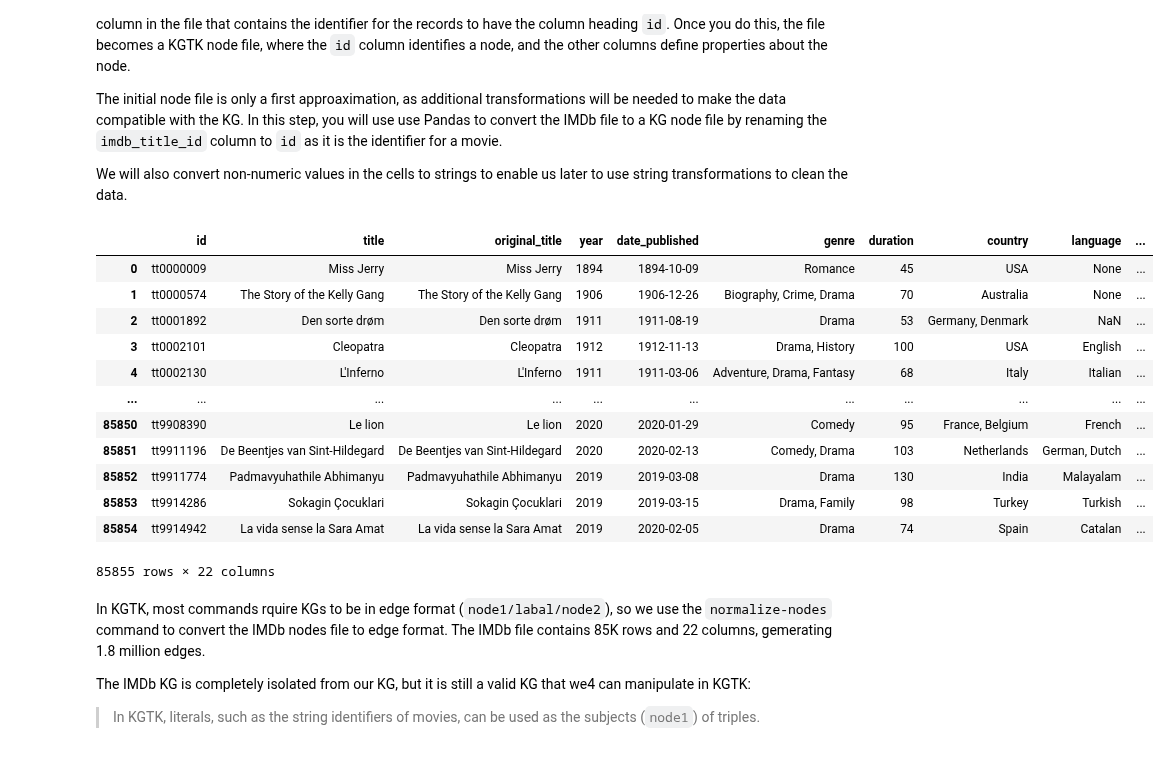
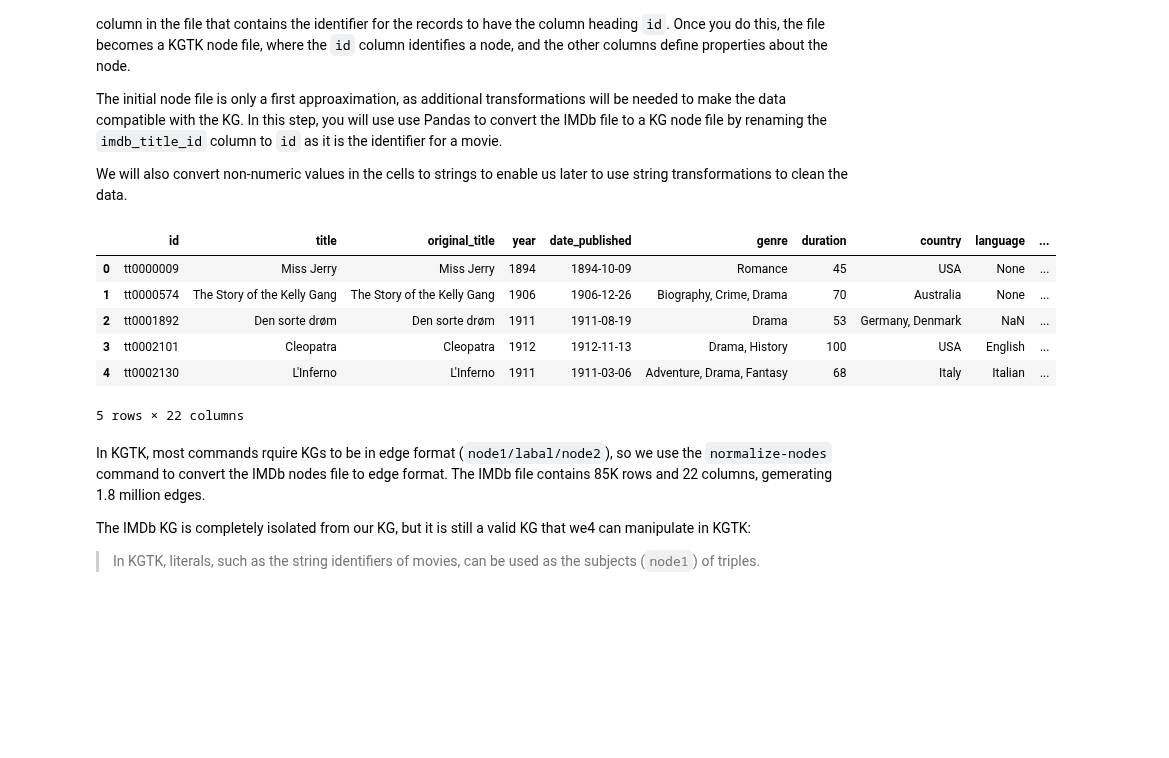
Before and after one commit to usc-isi-i2/kgtk-notebooks, a Jupyter notebook: tutorial/04-kg-enrichment-with-csv.ipynb, the cells around one changed output. Drawn from its saved outputs; the diff is of its cells as text; code cells hidden in the pictures; blank space fills up the shorter version.

```diff
--- a/tutorial/04-kg-enrichment-with-csv.ipynb
+++ b/tutorial/04-kg-enrichment-with-csv.ipynb
@@ -159,21 +153,15 @@ In this step, you will use use Pandas to convert the IMDb file to a KG node file
 We will also convert non-numeric values in the cells to strings to enable us later to use string transformations to clean the data.
 # %%
 imdb_kg = imdb.rename(columns={'imdb_title_id':'id'})
-imdb_kg
+imdb_kg.head()
 # %% [output]
 |  | id | title | original_title | year | date_published | genre | duration | country | language | ... |
 | 0 | tt0000009 | Miss Jerry | Miss Jerry | 1894 | 1894-10-09 | Romance | 45 | USA | None | ... |
 | 1 | tt0000574 | The Story of the Kelly Gang | The Story of the Kelly Gang | 1906 | 1906-12-26 | Biography, Crime, Drama | 70 | Australia | None | ... |
 | 2 | tt0001892 | Den sorte drøm | Den sorte drøm | 1911 | 1911-08-19 | Drama | 53 | Germany, Denmark | NaN | ... |
 | 3 | tt0002101 | Cleopatra | Cleopatra | 1912 | 1912-11-13 | Drama, History | 100 | USA | English | ... |
 | 4 | tt0002130 | L'Inferno | L'Inferno | 1911 | 1911-03-06 | Adventure, Drama, Fantasy | 68 | Italy | Italian | ... |
-| ... | ... | ... | ... | ... | ... | ... | ... | ... | ... | ... |
-| 85850 | tt9908390 | Le lion | Le lion | 2020 | 2020-01-29 | Comedy | 95 | France, Belgium | French | ... |
-| 85851 | tt9911196 | De Beentjes van Sint-Hildegard | De Beentjes van Sint-Hildegard | 2020 | 2020-02-13 | Comedy, Drama | 103 | Netherlands | German, Dutch | ... |
-| 85852 | tt9911774 | Padmavyuhathile Abhimanyu | Padmavyuhathile Abhimanyu | 2019 | 2019-03-08 | Drama | 130 | India | Malayalam | ... |
-| 85853 | tt9914286 | Sokagin Çocuklari | Sokagin Çocuklari | 2019 | 2019-03-15 | Drama, Family | 98 | Turkey | Turkish | ... |
-| 85854 | tt9914942 | La vida sense la Sara Amat | La vida sense la Sara Amat | 2019 | 2020-02-05 | Drama | 74 | Spain | Catalan | ... |
-85855 rows × 22 columns
+5 rows × 22 columns
 # %% [markdown]
 In KGTK, most commands rquire KGs to be in edge format (`node1/labal/node2`), so we use the `normalize-nodes` command to convert the IMDb nodes file to edge format.
 The IMDb file contains 85K rows and 22 columns, gemerating 1.8 million edges.
```
Also changed, not shown: parts of 7 cells of this notebook.
